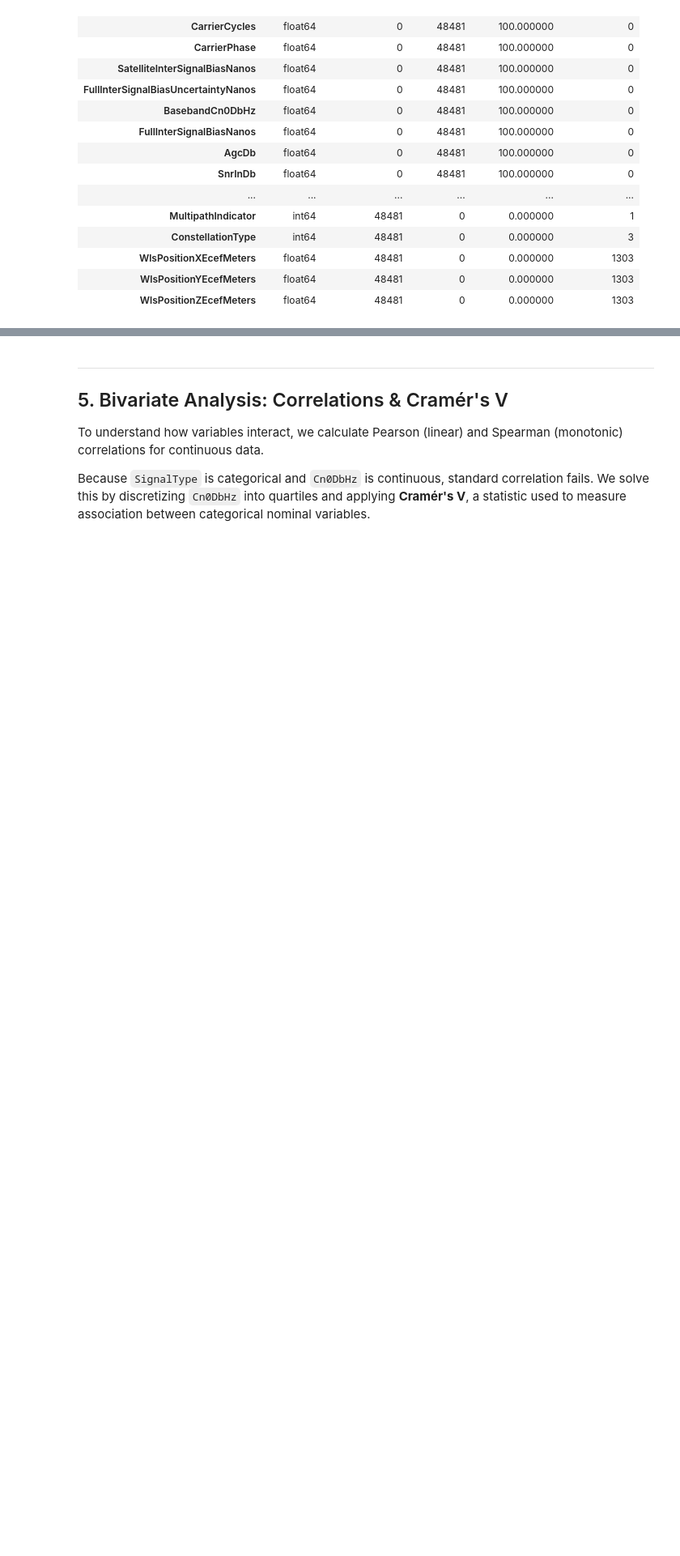
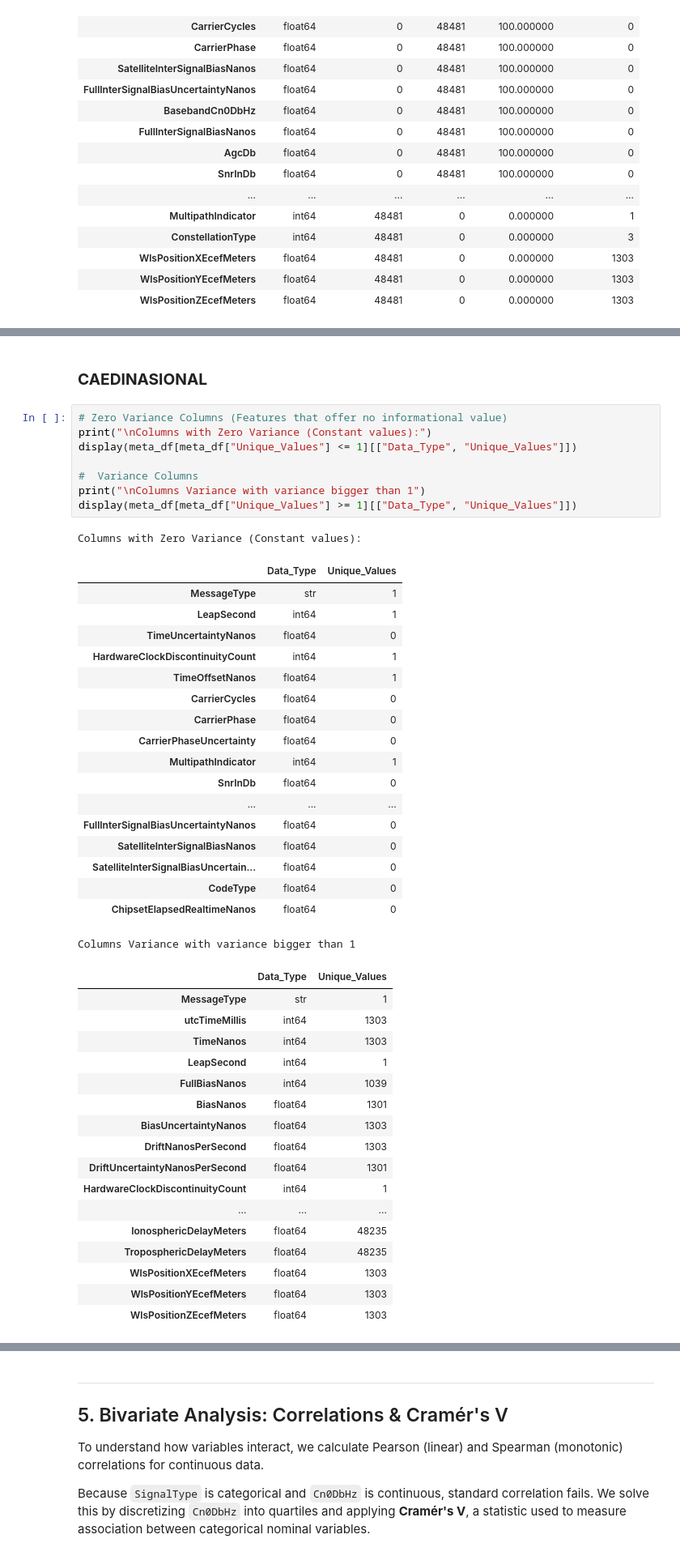
Before and after one commit to yahav0547-a11y/mission1, a Jupyter notebook: GNSS_EDA_Assignment_Refactored.ipynb, the cells around one changed output, grey strips where cells are left out. Shown at 81% size. Cells and saved outputs as stored; diff of their text form; blank space fills up the shorter version.

```diff
--- a/GNSS_EDA_Assignment_Refactored.ipynb
+++ b/GNSS_EDA_Assignment_Refactored.ipynb
@@ -156,0 +273,47 @@ Columns with Zero Variance (Constant values):
+# %% [markdown]
+### **CAEDINASIONAL**
+# %%
+# Zero Variance Columns (Features that offer no informational value)
+print("\nColumns with Zero Variance (Constant values):")
+display(meta_df[meta_df["Unique_Values"] <= 1][["Data_Type", "Unique_Values"]])
+
+#  Variance Columns
+print("\nColumns Variance with variance bigger than 1")
+display(meta_df[meta_df["Unique_Values"] >= 1][["Data_Type", "Unique_Values"]])
+# %% [output]
+Columns with Zero Variance (Constant values):
+|  | Data_Type | Unique_Values |
+| MessageType | str | 1 |
+| LeapSecond | int64 | 1 |
+| TimeUncertaintyNanos | float64 | 0 |
+| HardwareClockDiscontinuityCount | int64 | 1 |
+| TimeOffsetNanos | float64 | 1 |
+| CarrierCycles | float64 | 0 |
+| CarrierPhase | float64 | 0 |
+| CarrierPhaseUncertainty | float64 | 0 |
+| MultipathIndicator | int64 | 1 |
+| SnrInDb | float64 | 0 |
+| ... | ... | ... |
+| FullInterSignalBiasUncertaintyNanos | float64 | 0 |
+| SatelliteInterSignalBiasNanos | float64 | 0 |
+| SatelliteInterSignalBiasUncertain... | float64 | 0 |
+| CodeType | float64 | 0 |
+| ChipsetElapsedRealtimeNanos | float64 | 0 |
+Columns Variance with variance bigger than 1
+|  | Data_Type | Unique_Values |
+| MessageType | str | 1 |
+| utcTimeMillis | int64 | 1303 |
+| TimeNanos | int64 | 1303 |
+| LeapSecond | int64 | 1 |
+| FullBiasNanos | int64 | 1039 |
+| BiasNanos | float64 | 1301 |
+| BiasUncertaintyNanos | float64 | 1303 |
+| DriftNanosPerSecond | float64 | 1303 |
+| DriftUncertaintyNanosPerSecond | float64 | 1301 |
+| HardwareClockDiscontinuityCount | int64 | 1 |
+| ... | ... | ... |
+| IonosphericDelayMeters | float64 | 48235 |
+| TroposphericDelayMeters | float64 | 48235 |
+| WlsPositionXEcefMeters | float64 | 1303 |
+| WlsPositionYEcefMeters | float64 | 1303 |
+| WlsPositionZEcefMeters | float64 | 1303 |
```
Also changed, not shown: parts of 22 cells of this notebook, 2 other files.
